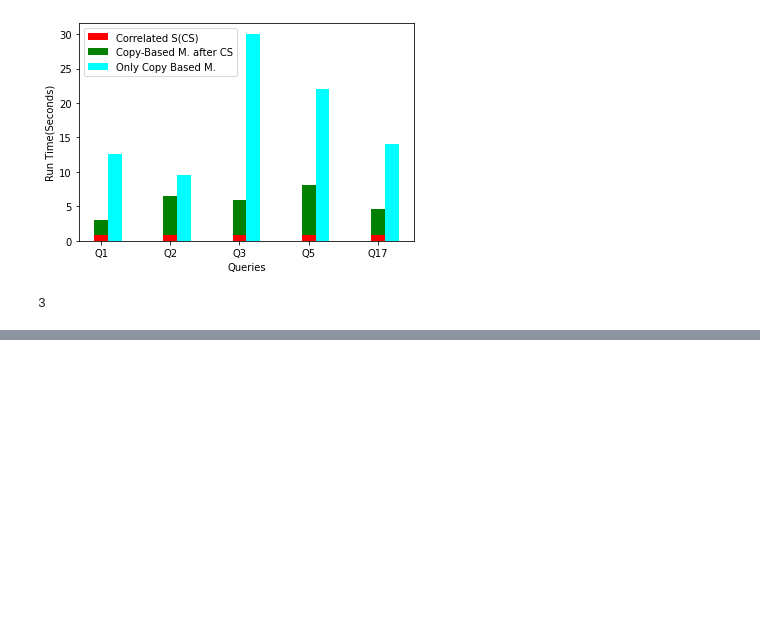
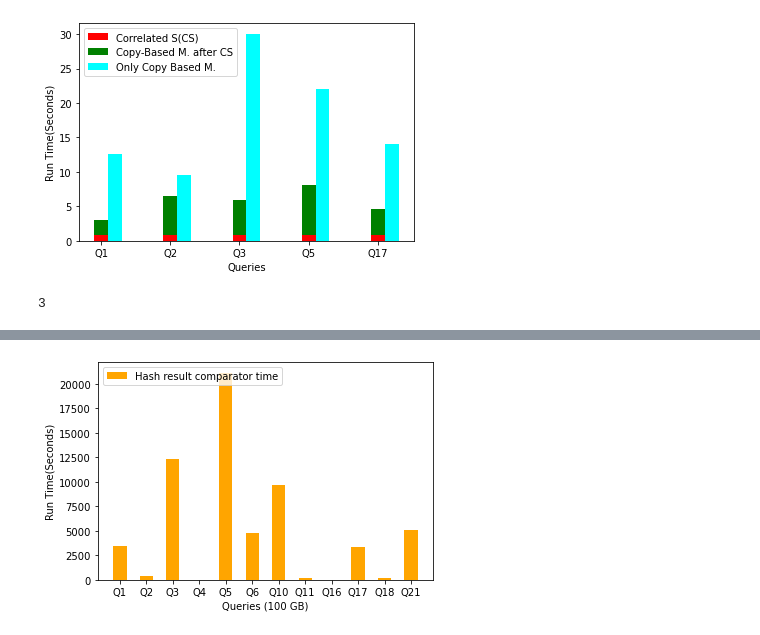
Before and after one commit to snehawadekar/unmasque2, a Jupyter notebook: grapg.ipynb, the cells around one changed output, grey strips where cells are left out. Saved outputs shown, nothing was run; the diff lists cells and outputs as text; code cells hidden in the pictures; blank space fills up the shorter version.

```diff
--- a/grapg.ipynb
+++ b/grapg.ipynb
@@ -206,0 +207,89 @@ plt.show()
+# %%
+
+# importing package
+import matplotlib.pyplot as plt
+import numpy as np
+
+# create data
+x = np.arange(12)
+#cs
+y1 = np.array([
+        1.7436537742614746 , #1
+        # 70,
+        3.0539631843566895 , #2
+        345.5729672908783 , #3
+        0.20127487182617188 , #4
+        436.4518024921417 , #5
+        1.9721136093139648 , #6
+        145.95034670829773 , #10
+        0.6117873191833496 , #11
+        21.131033420562744 , #16
+        12.665864706039429 , #17
+        60.47974705696106, #18
+        78.05550336837769  #21
+        ] )
+#view
+y2 = np.array([
+         0.2745048999786377 , #1
+        # 70 + 5 ,
+         0.9669694900512695 , #2
+         9.305120468139648 , #3
+          0.31806159019470215 , #4
+        27.28396224975586 , #5
+         0.47266364097595215, #6
+          3.0182759761810303  , #10
+         0.6442887783050537 , #11
+         0.8691456317901611 , #16
+         0.7945470809936523 , #17
+        1.3534951210021973, #18
+          1.6236648559570312  #21
+      ] )
+#remaining pipeline
+y3 =np.array([
+        18.84495496749878 - 2.1 , #1
+        16.458643436431885 - 4.1 , #2
+         383.0298891067505 -  359.5 , #3
+         17.593462228775024 - 0.6 , #4
+        481.9255838394165 -  464.9  , #5
+        21.91361165046692 - 2.7 , #6
+        168.1090705394745 - 149.2 , #10
+        14.202661037445068 - 1.4  , #11
+        38.51559138298035  - 22.3 , #16
+        29.25877285003662 - 13.6 , #17
+        80.5059814453125 - 62.1, #18
+        94.76698327064514 -79.9   #21
+      ])
+
+y4 =np.array([
+        3452, #1
+        433.7  , #2
+        12388.5 , #3
+        24.2 , #4
+        21152.3   , #5
+        4767.6   , #6
+        9696.0 , #10
+        209.9   , #11
+        30.3       , #16
+        3394 , #17
+        232.8     , #18
+        5060   #21
+      ])
+
+
+width = 0.5
+
+# plot data in grouped manner of bar type
+# plt.bar(x, y1, width, color='cyan')
+# plt.bar(x, y2, width, bottom = y1, color='red')
+# plt.bar(x, y3, width,bottom = y1 + y2, color='green')
+# plt.bar(x, y4, width,bottom = y1 + y2 + y3, color='orange')
+plt.bar(x, y4, width, color='orange')
+
+
+plt.xticks(x, ['Q1', 'Q2', 'Q3', 'Q4', 'Q5', 'Q6', 'Q10', 'Q11', 'Q16' , 'Q17', 'Q18', 'Q21'])
+plt.xlabel("Queries (100 GB)")
+plt.ylabel("Run Time(Seconds)")
+plt.legend(["Hash result comparator time"],  loc="upper left")
+plt.show()
+# %% [output]
+[figure, added]
```
Also changed, not shown: parts of 2 cells of this notebook, 5 other files.
